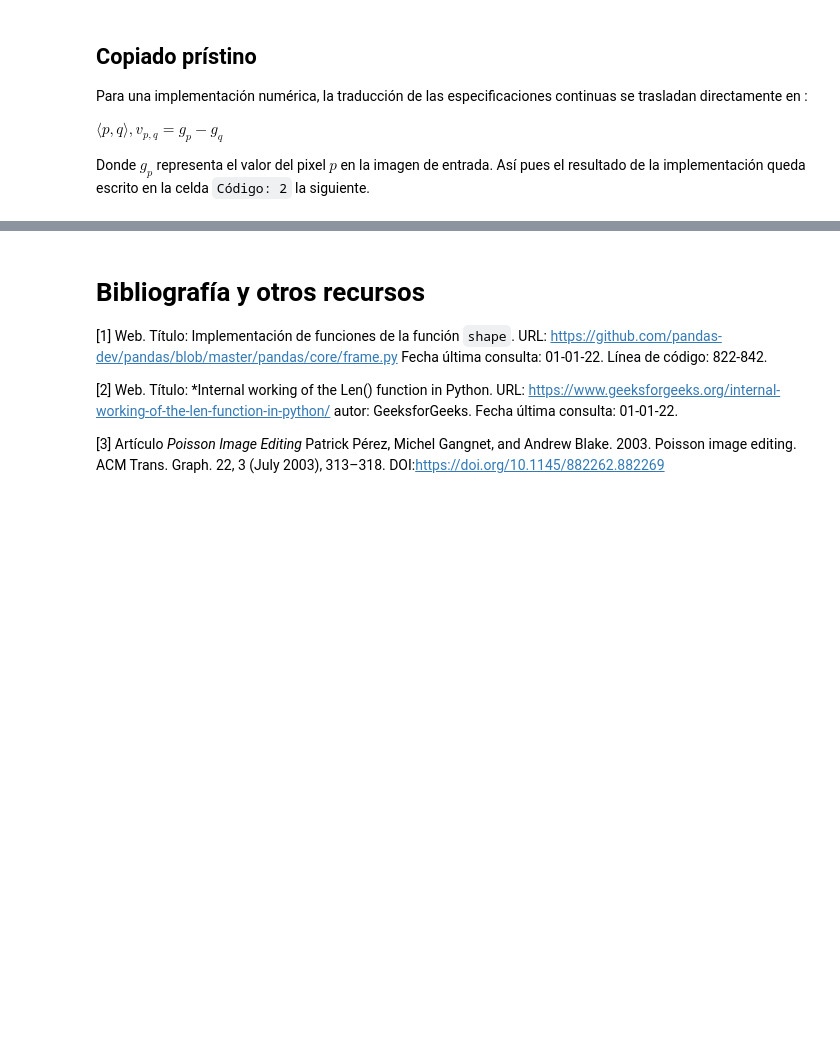
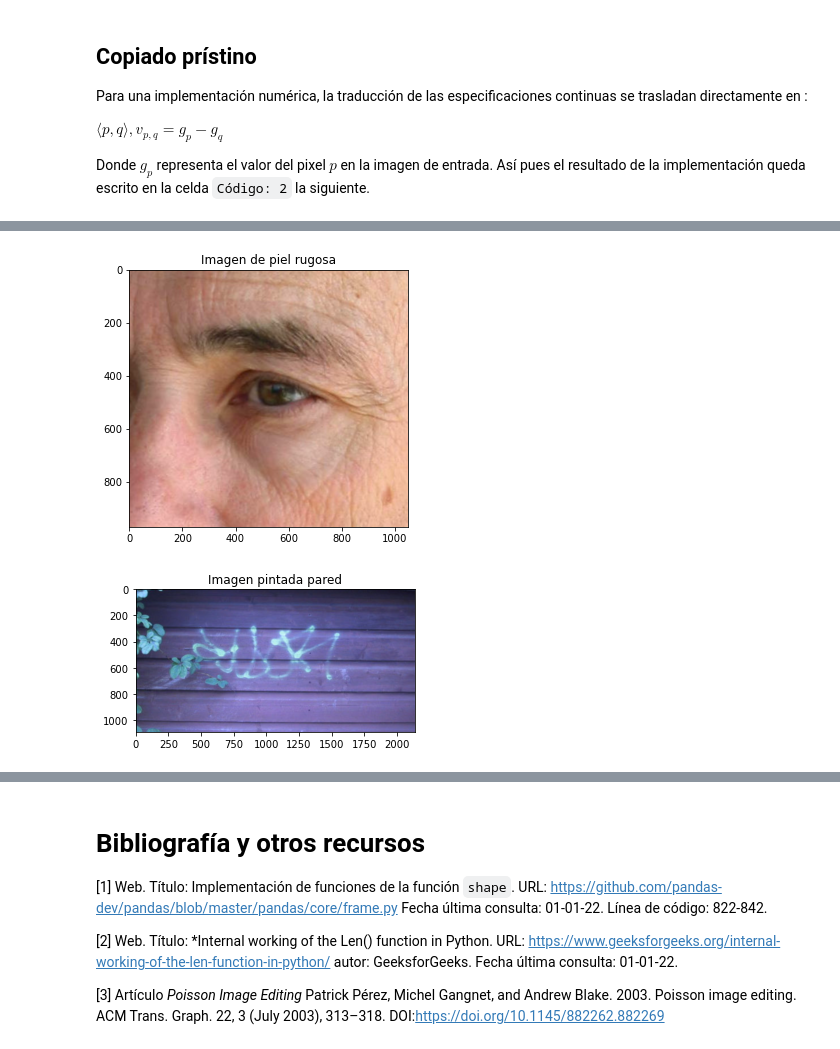
Before and after one commit to BlancaCC/Mezclado-de-regiones-en-imagenes-usando-la-ecuacion-de-Poisson, a Jupyter notebook: PoissonImageEditing.ipynb, the cells around one changed output, grey strips where cells are left out. Saved outputs shown, nothing was run; the diff lists cells and outputs as text; code cells hidden in the pictures; blank space fills up the shorter version.

Commit message:
Leo imágenes usando la biblioteca de opencv close #10

```diff
--- a/PoissonImageEditing.ipynb
+++ b/PoissonImageEditing.ipynb
@@ -125,0 +137,79 @@ También será necesario buscar imágenes que sean adecuadas para nuestro proble
+# %%
+# Código: 3 Funciones lectura de imágenes
+
+'''
+Salvo tener la necesidad de cambiar la ruta donde se leen las imágenes, no es necesario la lectura de ésta
+celda, ya que contiene:
+1. Bibliotecas necesarias.
+2. Indicación de la ruta de donde se toman las imágenes y la lectura de las imágenes.
+3. Conjunto de funciones auxiliaras como las utilizadas para mostrar imágenes en pantalla.
+Éstas están tomadas de la práctica 0 y a lo sumo tienen ligeras modificaciones.
+'''
+# ___ Lectura de imágenes___
+# path carpeta con imágenes
+path = 'images/'
+
+# Devuelve si una imagen está en blanco o negro
+def IsGreyScale(img):
+    '''Devuelve si una imagen está en blanco y negro'''
+    return len(img.shape) == 2
+
+# Reutilizamos código de la práctica inicial
+def ReadImage(filename, flagColor):
+  '''
+  @param filename: nombre de la foto
+  @para flagColor: boolean escala de grises o color
+  '''
+  return np.asarray(cv.imread(filename, flagColor), dtype=float)
+## Flags
+flagColor = cv.IMREAD_ANYCOLOR
+flagGrey = cv.IMREAD_GRAYSCALE
+
+
+## Algunas funciones para pintar imágenes
+# Para pintar imágenes
+def Normalize (img):
+    ''' Transforma una imagen de números reales
+    al intervalo [0,1]
+    '''
+    min = np.min(img)
+    max = np.max(img)
+
+    normalized_img = np.copy(img)
+
+    if max - min > 0:
+        normalized_img = (normalized_img - min) / (max - min)
+    else:
+        normalized_img *= 0 # suponemos todo blanca
+    return normalized_img
+
+def PrintOneImage( img, title=None, normalize= True, size = (13,13)):
+    '''Muestra una imagen usando imshow'''
+
+    plt.figure(figsize=size)
+    if normalize:
+        img = Normalize(img)
+    if IsGreyScale(img):
+        plt.imshow(img, cmap='gray')
+    else:
+        plt.imshow(img[:,:,::-1])
+    if title:
+        plt.title(title)
+    plt.show()
+
+
+## Leemos algunas imágenes y las mostramos
+pathPielRugosa = path + 'PielRugosa.png'
+pathPintadaPared = path + 'PintadaEnPared.png'
+imgPielRugosa = ReadImage(pathPielRugosa, flagColor)
+imgPintadaPared = ReadImage(pathPintadaPared, flagColor)
+PrintOneImage(imgPielRugosa, title='Imagen de piel rugosa',size=(5,5))
+PrintOneImage(imgPintadaPared, title='Imagen pintada pared', size=(5,5))
+
+# Características de las imágenes
+print('Salida (1) Sobre el tamaño de las imágenes: ')
+print(f' Shape piel rugosa: {imgPielRugosa.shape}')
+print(f'Shape pintada pared: {imgPintadaPared.shape}')
+# %% [output]
+[figure, added]
+[figure, added]
```
Also changed, not shown: parts of 3 cells of this notebook.
